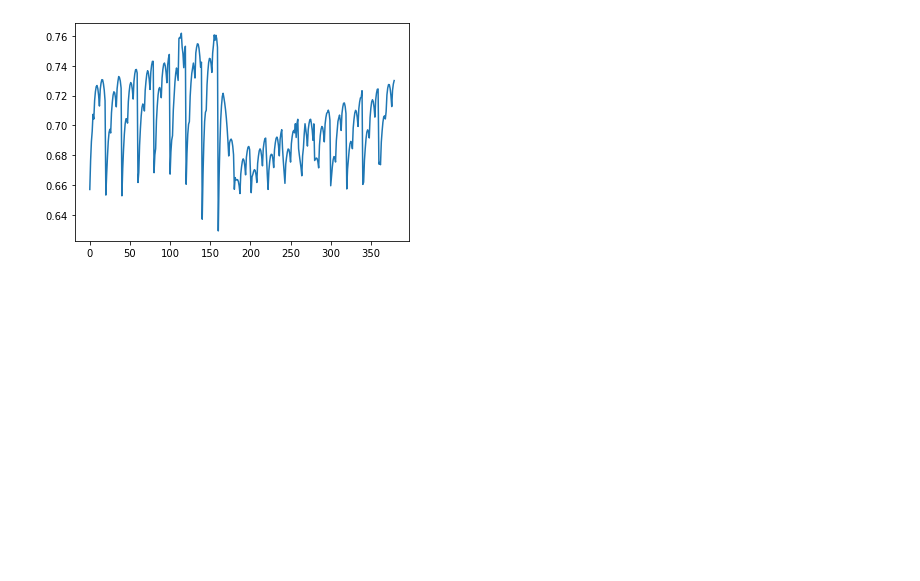
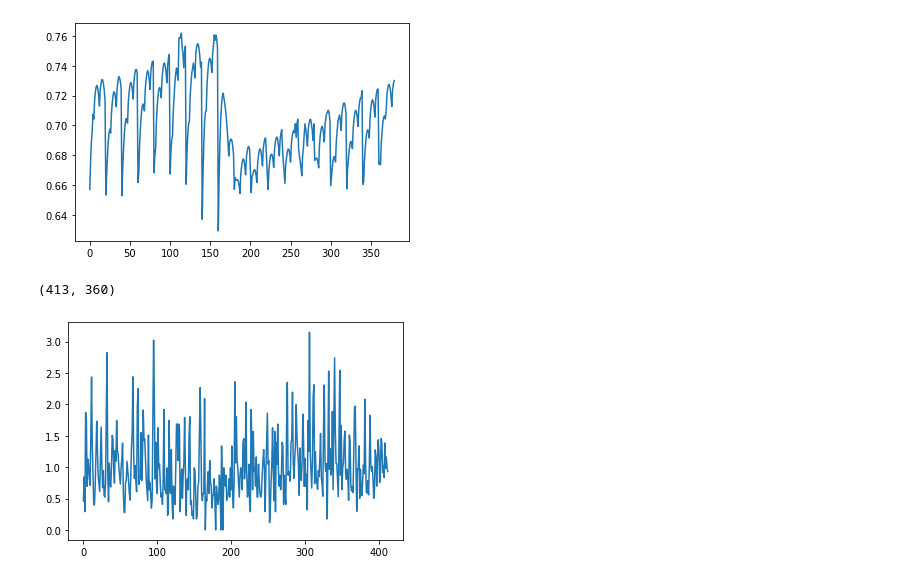
Before and after one commit to googleinterns/hierarchicalforecasting, a Jupyter notebook: notebooks/favorita_analysis.ipynb, the cells around one changed output. Saved outputs shown, nothing was run; the diff lists cells and outputs as text; code cells hidden in the pictures; blank space fills up the shorter version.

```diff
--- a/notebooks/favorita_analysis.ipynb
+++ b/notebooks/favorita_analysis.ipynb
@@ -72,0 +82,10 @@ plt.plot(ts_data[20:,50])
+# %%
+print(ts_data.shape)
+scale = np.mean(np.abs(ts_data), axis=0)
+rescaled = ts_data / scale
+plt.plot(rescaled[:, 50])
+
+mat = np.load('evals.npy')
+# %% [output]
+(413, 360)
+[figure, added]
```
Also changed, not shown: parts of 3 cells of this notebook, 6 other files.
